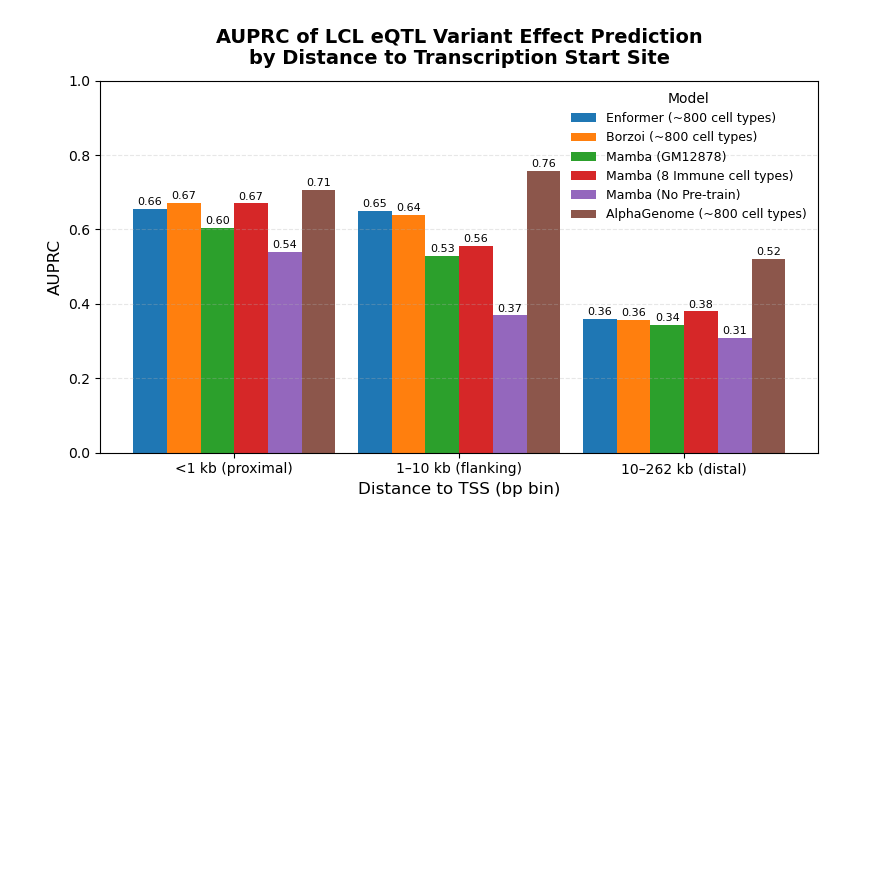
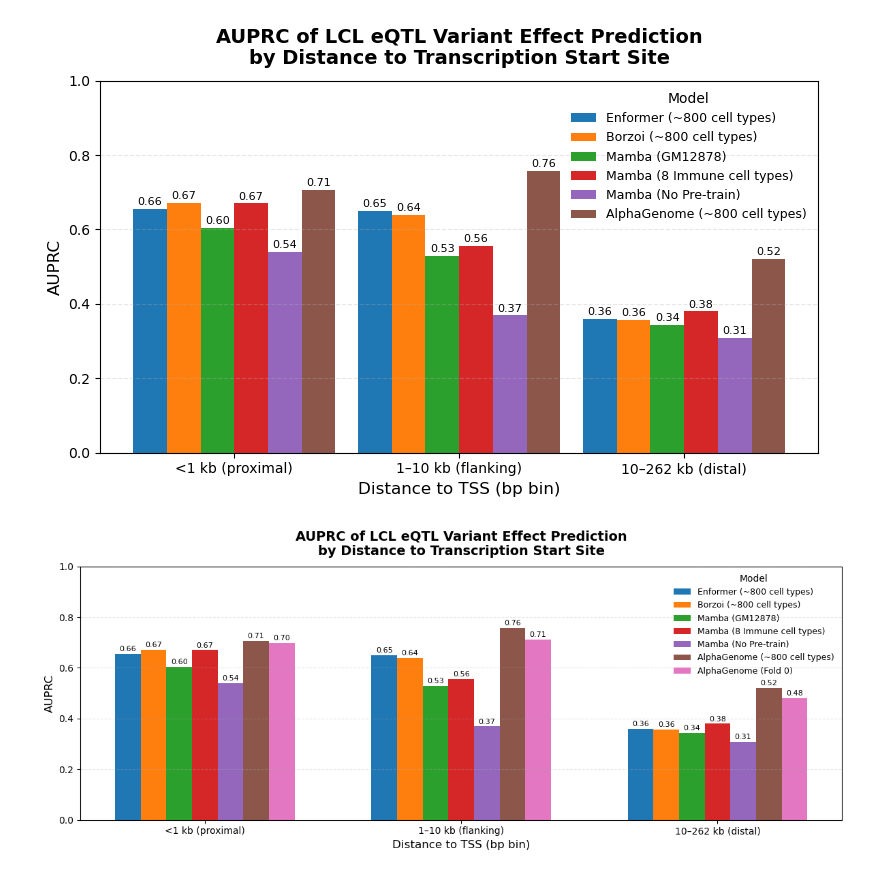
Before and after one commit to Sarthak-Ti/caduceus, a Jupyter notebook: code_test/eQTL_benchmark4.ipynb, the cells around one changed output. Drawn from its saved outputs; the diff is of its cells as text; code cells hidden in the pictures; blank space fills up the shorter version.

```diff
--- a/code_test/eQTL_benchmark4.ipynb
+++ b/code_test/eQTL_benchmark4.ipynb
@@ -258,3 +258,75 @@ plt.show()
 [figure]
 # %%
 #so a few major questions, one is it because they predicted and trained on base pair resolution? If so we can do the same!
+# %%
+files = ['enformer_eqtl.npy', 'borzoi_eqtl.npy', 'nomlm_maskonly.npy', 'immune.npy', 'nopretrain.npy', 'alphagenome_eqtl.zarr', 'alphagenome_eqtl_fold0.zarr']
+
+center = [16, 16*4, 16, 16, 16, 16*128, 16*128]
+threshold_names  = ['<1 kb (proximal)', '1–10 kb (flanking)', '10–262 kb (distal)']
+model_files      = files
+model_labels     = ['Enformer (~800 cell types)', 'Borzoi (~800 cell types)', 'Mamba (GM12878)',
+                    'Mamba (8 Immune cell types)', 'Mamba (No Pre-train)', 'AlphaGenome (~800 cell types)', 'AlphaGenome (Fold 0)']
+
+
+auprc_by_threshold = []
+for thr in thresholds:
+    if thr == 1_000:
+        mask = distances < thr
+    elif thr == 10_000:
+        mask = (distances >= 1_000) & (distances < thr)
+    else:
+        mask = (distances >= 10_000) & (distances < thr)
+
+    row = []
+    for i, fname in enumerate(model_files):
+        if 'zarr' in fname:
+            data = zarr.open(f'/data1/lesliec/sarthak/data/joint_playground/eQTL/EPCOTv2_LCLs/{fname}', mode='r')
+        else:
+            data = np.load(f'/data1/lesliec/sarthak/data/joint_playground/eQTL/EPCOTv2_LCLs/{fname}')
+        cs = data.shape[1] // 2 - center[i] // 2
+        ce = cs + center[i]
+        eqtl = data[:, cs:ce, :]
+        out  = predict_snp_effect_scores(eqtl[:, :, 0], eqtl[:, :, 1])
+        scores = np.abs(out[0])[mask]  # logFC metric
+        pr, rc, _ = precision_recall_curve(labels[mask], scores)
+        row.append(auc(rc, pr))
+    auprc_by_threshold.append(row)
+auprc = np.array(auprc_by_threshold)  # shape (3,5)
+
+# --- plotting ---
+x         = np.arange(len(thresholds))
+bar_width = 0.1
+
+plt.figure(figsize=(12, 5))
+for i, label in enumerate(model_labels):
+    plt.bar(x + i*bar_width,
+            auprc[:, i],
+            width=bar_width,
+            label=label)
+
+# Annotate bar heights
+for i in range(len(thresholds)):
+    for j in range(len(model_labels)):
+        y = auprc[i, j]
+        plt.text(x[i] + j*bar_width, y + 0.005,
+                 f'{y:.2f}', ha='center', va='bottom', fontsize=8)
+
+# Styling
+plt.xticks(x + (len(model_labels)-1)/2*bar_width, threshold_names, fontsize=10)
+plt.yticks(fontsize=10)
+plt.ylim(0, 1.0)
+plt.grid(axis='y', linestyle='--', alpha=0.3)
+
+plt.xlabel('Distance to TSS (bp bin)', fontsize=12)
+plt.ylabel('AUPRC', fontsize=12)
+plt.title('AUPRC of LCL eQTL Variant Effect Prediction\nby Distance to Transcription Start Site',
+          fontsize=14, fontweight='bold', pad=12)
+
+# leg = plt.legend(title='Model', fontsize=9, title_fontsize=10,
+#                  bbox_to_anchor=(1.02, 1), loc='upper left', frameon=False)
+leg = plt.legend(title='Model', fontsize=9, title_fontsize=10, loc='upper right', frameon=False)
+
+plt.tight_layout()
+plt.show()
+# %% [output]
+[figure, added]
```
Also changed, not shown: 9 other files.
